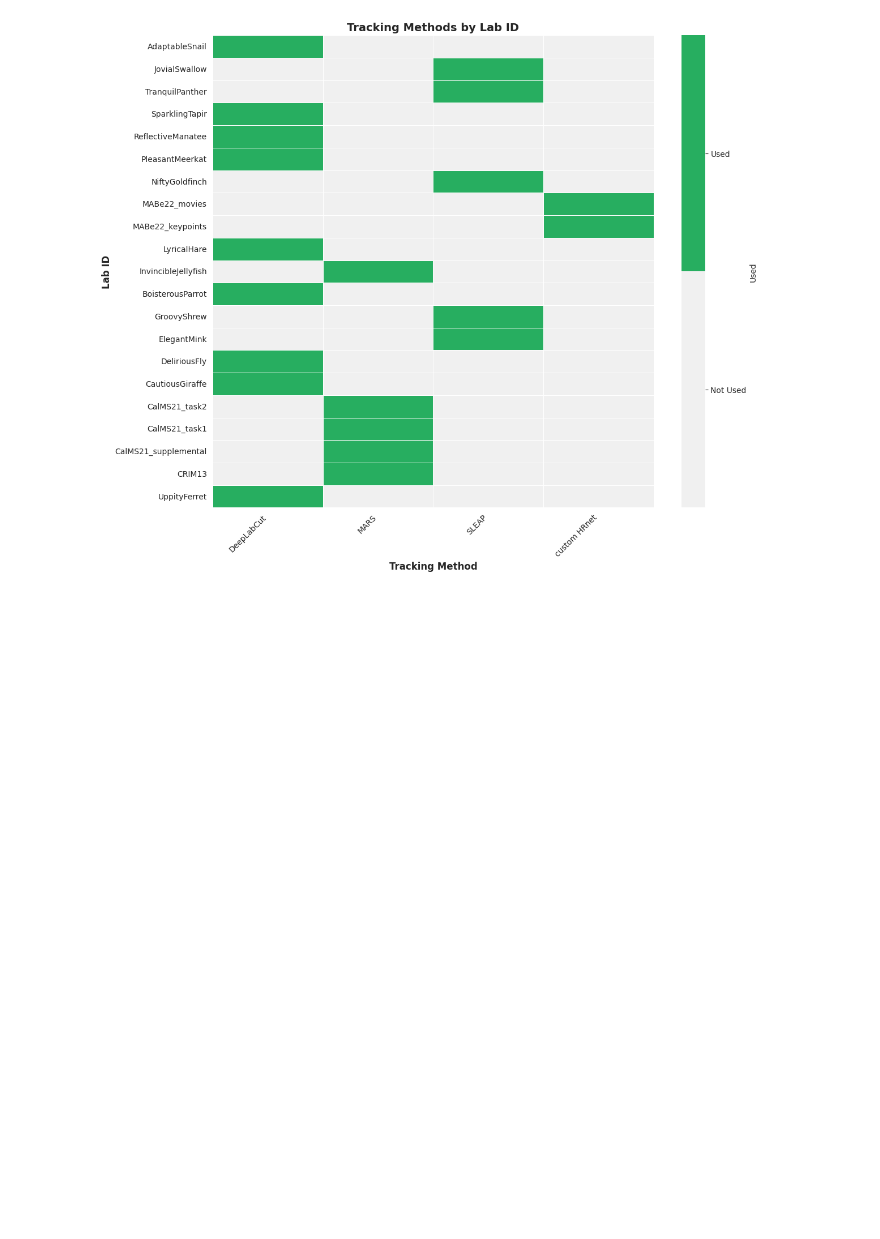
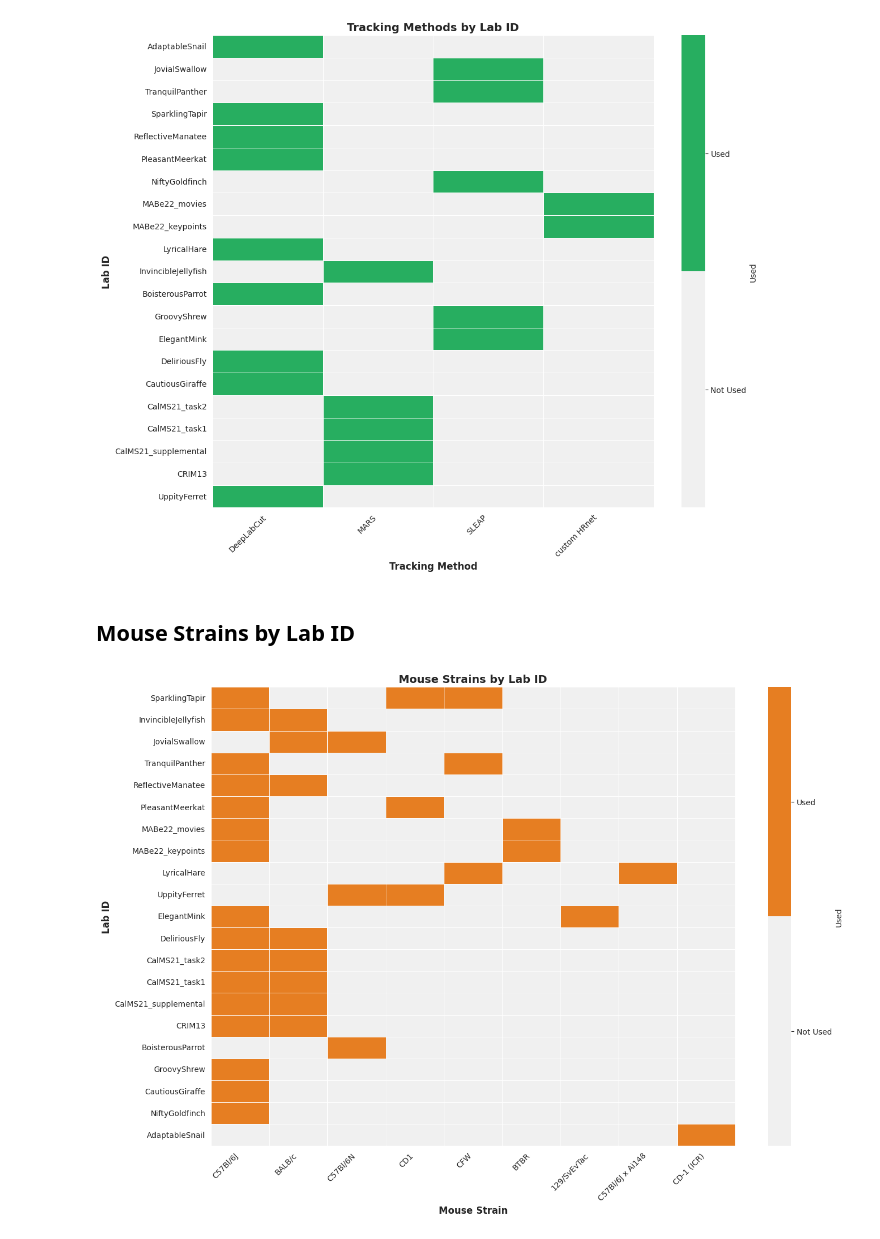
Before and after one commit to seita-f/Kaggle-Mice-Social-Action-Recognition, a Jupyter notebook: notebooks/analysis/EDA.ipynb, the cells around one changed output. Drawn from its saved outputs; the diff is of its cells as text; code cells hidden in the pictures; blank space fills up the shorter version.

```diff
--- a/notebooks/analysis/EDA.ipynb
+++ b/notebooks/analysis/EDA.ipynb
@@ -299,3 +490,57 @@ plt.tight_layout()
 plt.show()
 # %% [output]
 [figure]
+# %% [markdown]
+ ## Mouse Strains by Lab ID
+# %%
+# Build a dataframe with lab_id and mouse strains
+lab_strain_data = []
+
+for idx, row in train_df.iterrows():
+    lab_id = row['lab_id']
+    # Collect strains from all mice (mouse1 through mouse4)
+    for i in range(1, 5):
+        strain_col = f'mouse{i}_strain'
+        if strain_col in row and pd.notna(row[strain_col]) and row[strain_col] != '':
+            lab_strain_data.append({'lab_id': lab_id, 'strain': row[strain_col]})
+
+
+# Create dataframe and get unique combinations (1 if used, 0 if not)
+lab_strain_df = pd.DataFrame(lab_strain_data)
+strain_matrix = lab_strain_df.groupby(['lab_id', 'strain']).size().unstack(fill_value=0)
+
+# Convert to boolean (True if used, False if not)
+strain_matrix_bool = (strain_matrix > 0).astype(int)
+
+# Sort columns by total occurrences (descending)
+column_sums = strain_matrix_bool.sum(axis=0).sort_values(ascending=False)
+strain_matrix_bool = strain_matrix_bool[column_sums.index]
+
+# Sort rows by total occurrences (descending)
+row_sums = strain_matrix_bool.sum(axis=1).sort_values(ascending=False)
+strain_matrix_bool = strain_matrix_bool.loc[row_sums.index]
+
+# Create custom colormap for binary data (light gray = not used, orange = used)
+from matplotlib.colors import ListedColormap
+colors = ['#f0f0f0', '#E67E22']  # Light gray for 0, Orange for 1
+cmap = ListedColormap(colors)
+
+# Create heatmap
+plt.figure(figsize=(14, 10))
+sns.heatmap(strain_matrix_bool, cmap=cmap, annot=False, fmt='d',
+            cbar_kws={'label': 'Used', 'ticks': [0.25, 0.75]},
+            linewidths=0.5, linecolor='white', vmin=0, vmax=1)
+
+# Customize colorbar labels
+colorbar = plt.gca().collections[0].colorbar
+colorbar.set_ticklabels(['Not Used', 'Used'])
+
+plt.xlabel('Mouse Strain', fontsize=12, fontweight='bold')
+plt.ylabel('Lab ID', fontsize=12, fontweight='bold')
+plt.title('Mouse Strains by Lab ID', fontsize=14, fontweight='bold')
+plt.xticks(rotation=45, ha='right')
+plt.yticks(rotation=0)
+plt.tight_layout()
+plt.show()
+# %% [output]
+[figure, added]
```
Also changed, not shown: parts of 18 cells of this notebook.
